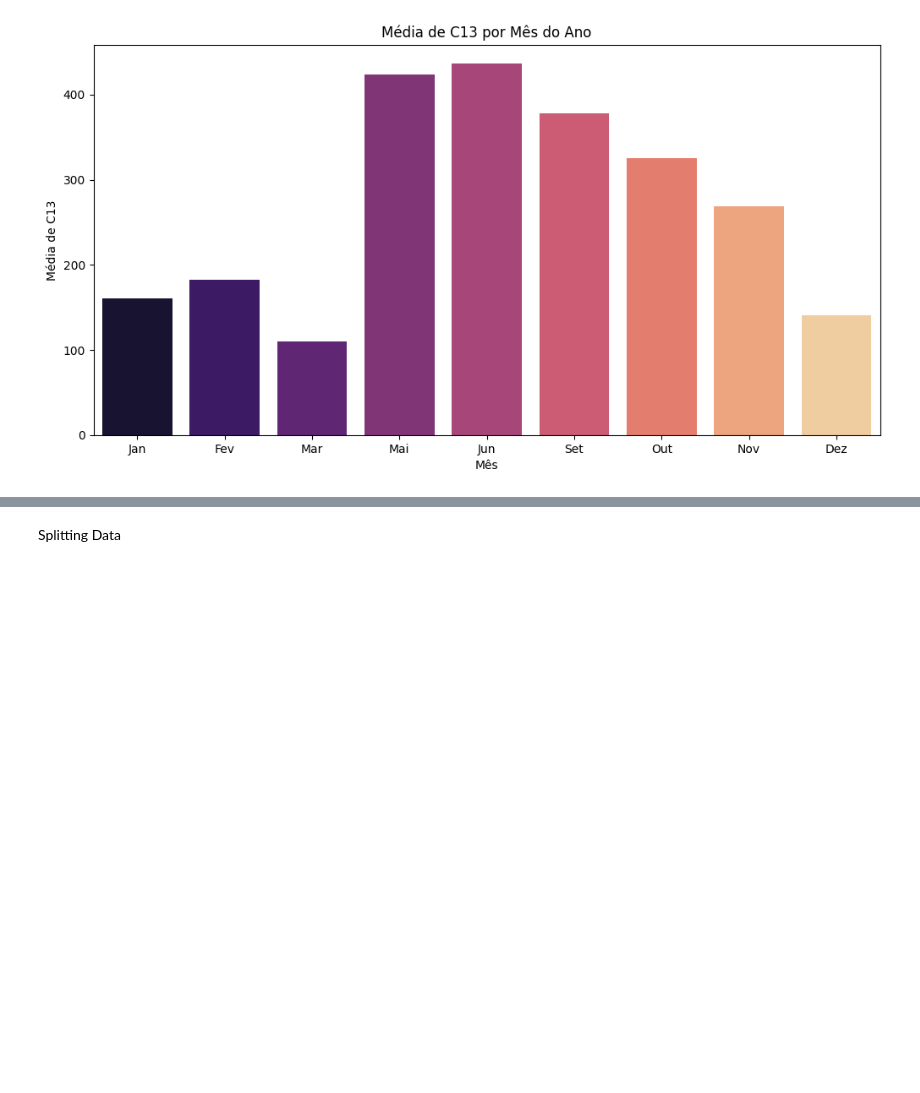
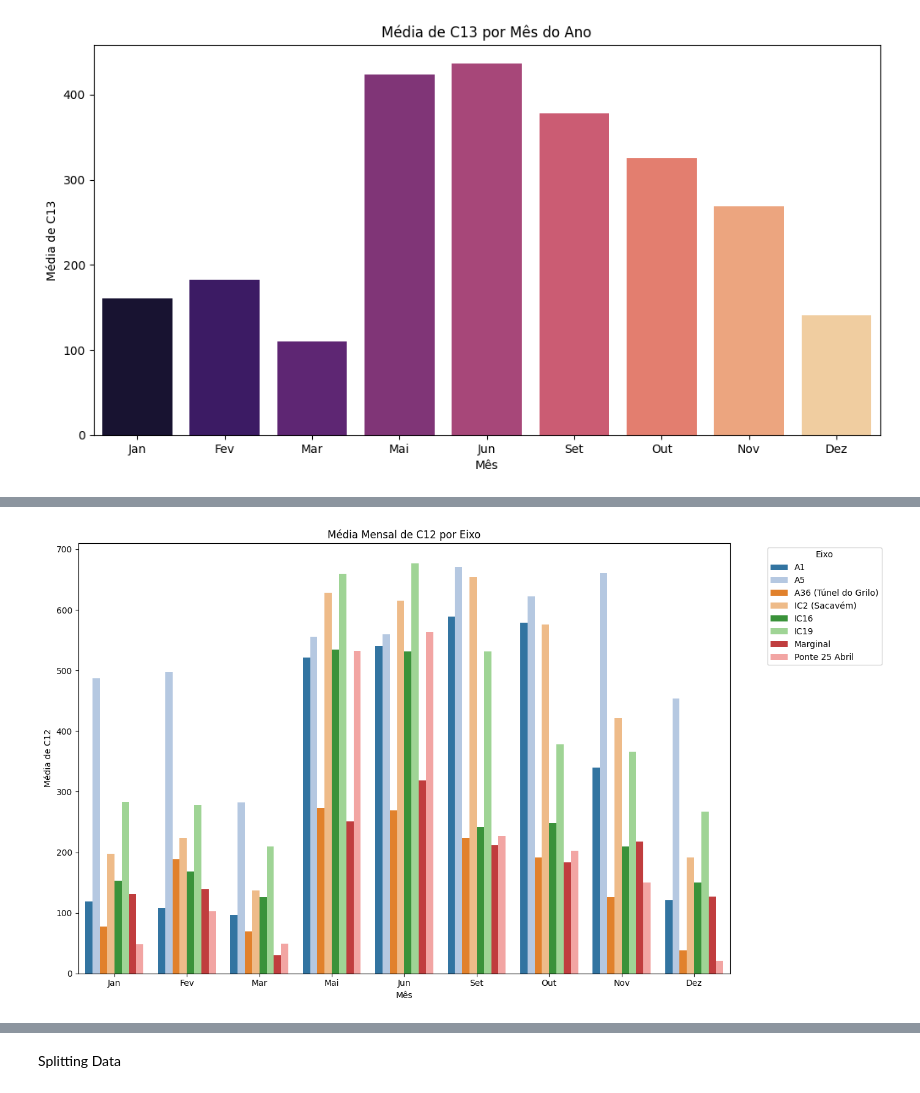
Before and after one commit to a-proenca/LAD, a Jupyter notebook: LAD_22_23.ipynb, the cells around one changed output, grey strips where cells are left out. Saved outputs shown, nothing was run; the diff lists cells and outputs as text; code cells hidden in the pictures; blank space fills up the shorter version.

```diff
--- a/LAD_22_23.ipynb
+++ b/LAD_22_23.ipynb
@@ -554,0 +583,24 @@ plt.show()
+# %%
+# Agrupando os dados por mês e eixo numérico e calculando a média
+media_mensal_por_eixo = df_eixos.groupby(['Month', 'Eixo_numerico'])['C12'].mean()
+
+# Preparando o DataFrame para o gráfico
+df_media_mensal_por_eixo = media_mensal_por_eixo.reset_index()
+df_media_mensal_por_eixo['Eixo'] = df_media_mensal_por_eixo['Eixo_numerico'].map(eixo_map)
+df_media_mensal_por_eixo['Mes'] = df_media_mensal_por_eixo['Month'].map(meses_map)
+
+# Configurando o gráfico
+plt.figure(figsize=(14, 8))
+sns.barplot(x='Mes', y='C12', hue='Eixo', data=df_media_mensal_por_eixo, palette='tab20')
+
+# Configurando os rótulos e título
+plt.xlabel('Mês')
+plt.ylabel('Média de C12')
+plt.title('Média Mensal de C12 por Eixo')
+plt.legend(title='Eixo', bbox_to_anchor=(1.05, 1), loc='upper left')
+
+# Mostrar o gráfico
+plt.tight_layout()
+plt.show()
+# %% [output]
+[figure, added]
```
Also changed, not shown: parts of 6 cells of this notebook.
